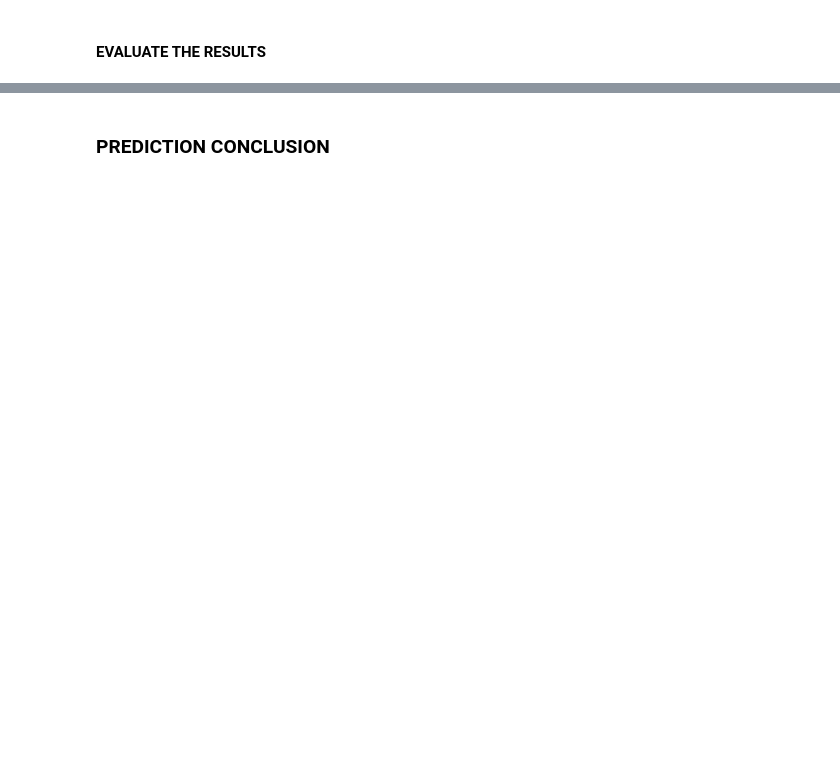
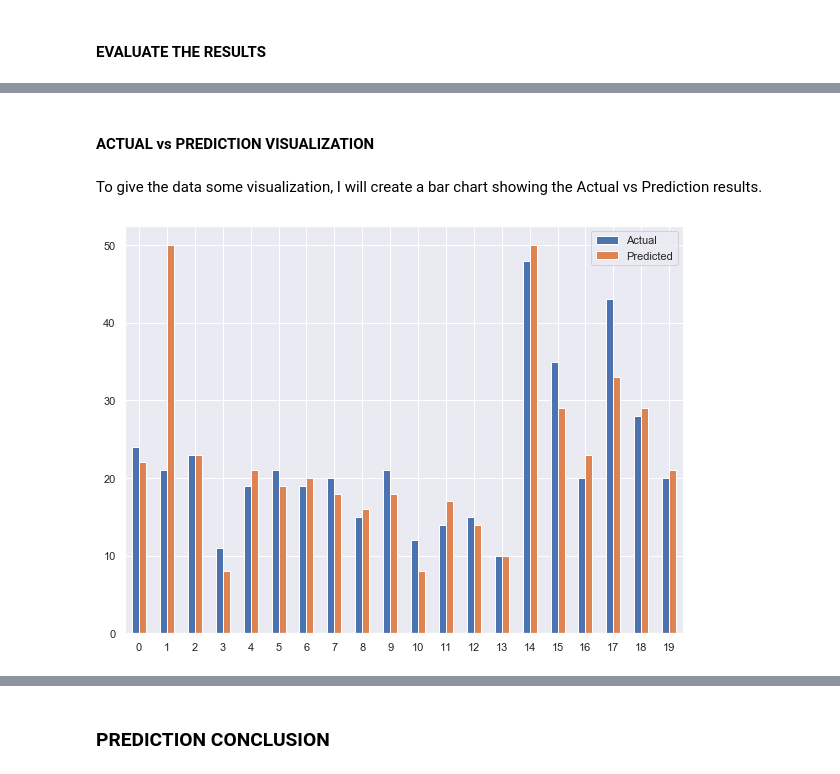
Before and after one commit to pjmeehan/MLS-Project, a Jupyter notebook: MLS Project 2019.ipynb, the cells around one changed output, grey strips where cells are left out. Saved outputs shown, nothing was run; the diff lists cells and outputs as text; code cells hidden in the pictures; blank space fills up the shorter version.

```diff
--- a/MLS Project 2019.ipynb
+++ b/MLS Project 2019.ipynb
@@ -446,0 +477,14 @@ array([[24.830183]], dtype=float32)
+# %%
+# copy and paste the results of p and yt, where y1 = p and y2 = yt.
+
+y1 = [24, 21, 23, 11, 19, 21, 19, 20, 15, 21, 12, 14, 15, 10, 48, 35, 20, 43, 28, 20]
+y2= [22, 50, 23,  8, 21, 19, 20, 18, 16, 18,  8, 17, 14, 10, 50, 29, 23, 33, 29, 21]
+
+
+# create dataframes to be able to calculate the differnce between our actual house price and our predicted house price.
+
+df1 = pd.DataFrame({'Actual':y2, 'Predicted':y1})
+y3 = df1['Actual'] - df1['Predicted']
+df2 = pd.DataFrame({'Actual':y2, 'Predicted':y1, 'Diff':y3})
+df3 = df2.head(20)
+df3
@@ -447,3 +509,15 @@ array([[24.830183]], dtype=float32)
+# %% [markdown]
+#### ACTUAL vs PREDICTION VISUALIZATION
+# %% [markdown]
+To give the data some visualization, I will create a bar chart showing the Actual vs Prediction results.
+# %%
+# adjust plot size
+plt.rcParams['figure.figsize'] = 10, 7.5
+# %%
+df5 = pd.DataFrame({'Actual':y1, 'Predicted':y2})
+ax = df5.plot.bar(rot=0)
+# %% [output]
+[figure, added]
 # %%
 m.evaluate(xtest, ytest)
 # %% [output]
```
Also changed, not shown: parts of 29 cells of this notebook.
